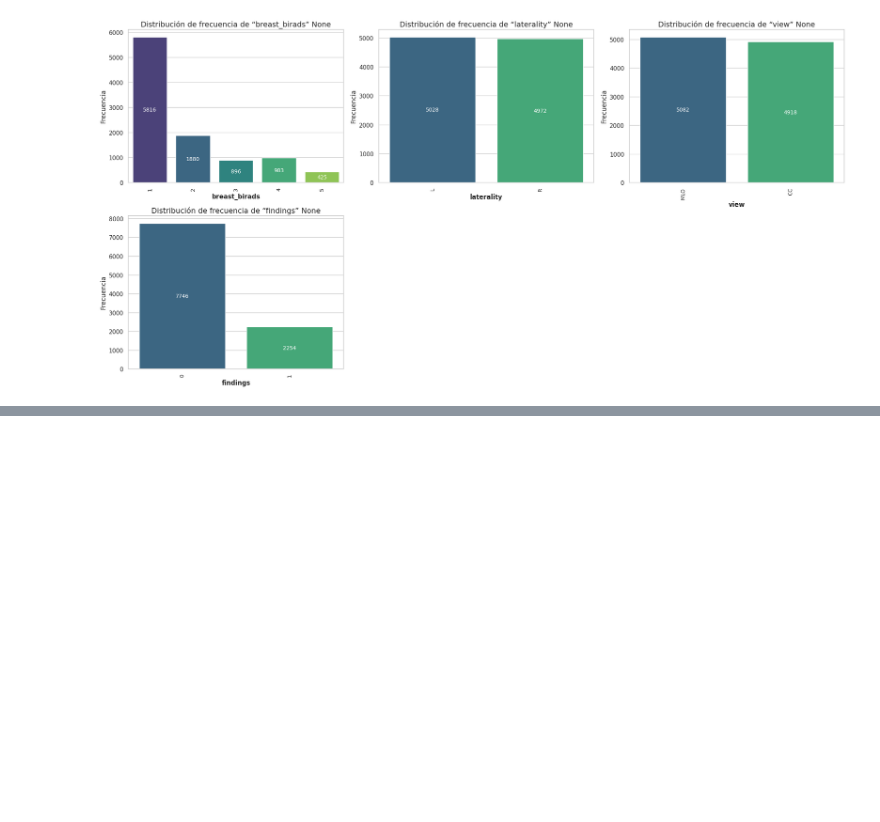
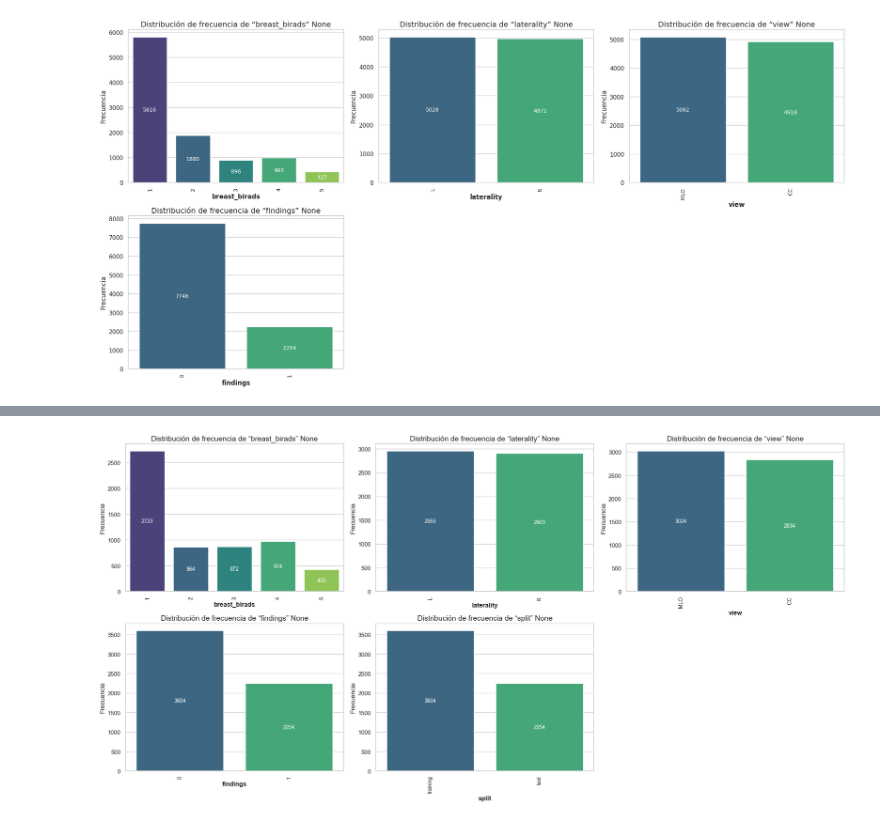
Before and after one commit to emiliodelgadouy/tesis, a Jupyter notebook: 01GenerateDumps.ipynb, the cells around one changed output, grey strips where cells are left out. Cells and saved outputs as stored; diff of their text form; code cells hidden in the pictures; blank space fills up the shorter version.

```diff
--- a/01GenerateDumps.ipynb
+++ b/01GenerateDumps.ipynb
@@ -25,0 +81,5 @@ dataset_reduced_half.stats()
+# %%
+dataset_balanced_fixed = pd.concat([dataset_balanced_training_fix, dataset_balanced_test_fix], ignore_index=True)
+dataset_balanced_fixed.stats()
+# %% [output]
+[figure, added]
```
Also changed, not shown: parts of 12 cells of this notebook, 2 other files.
